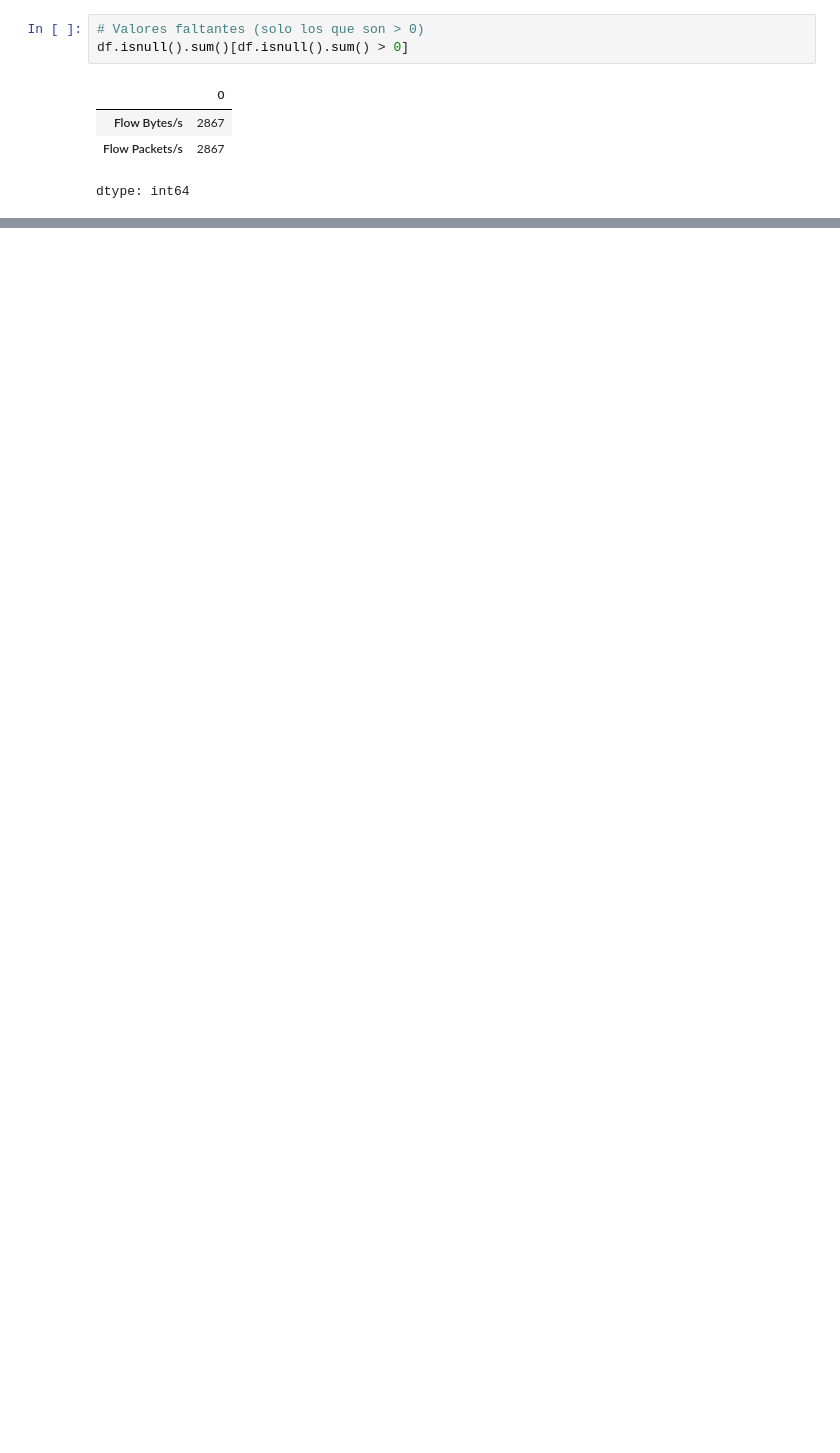
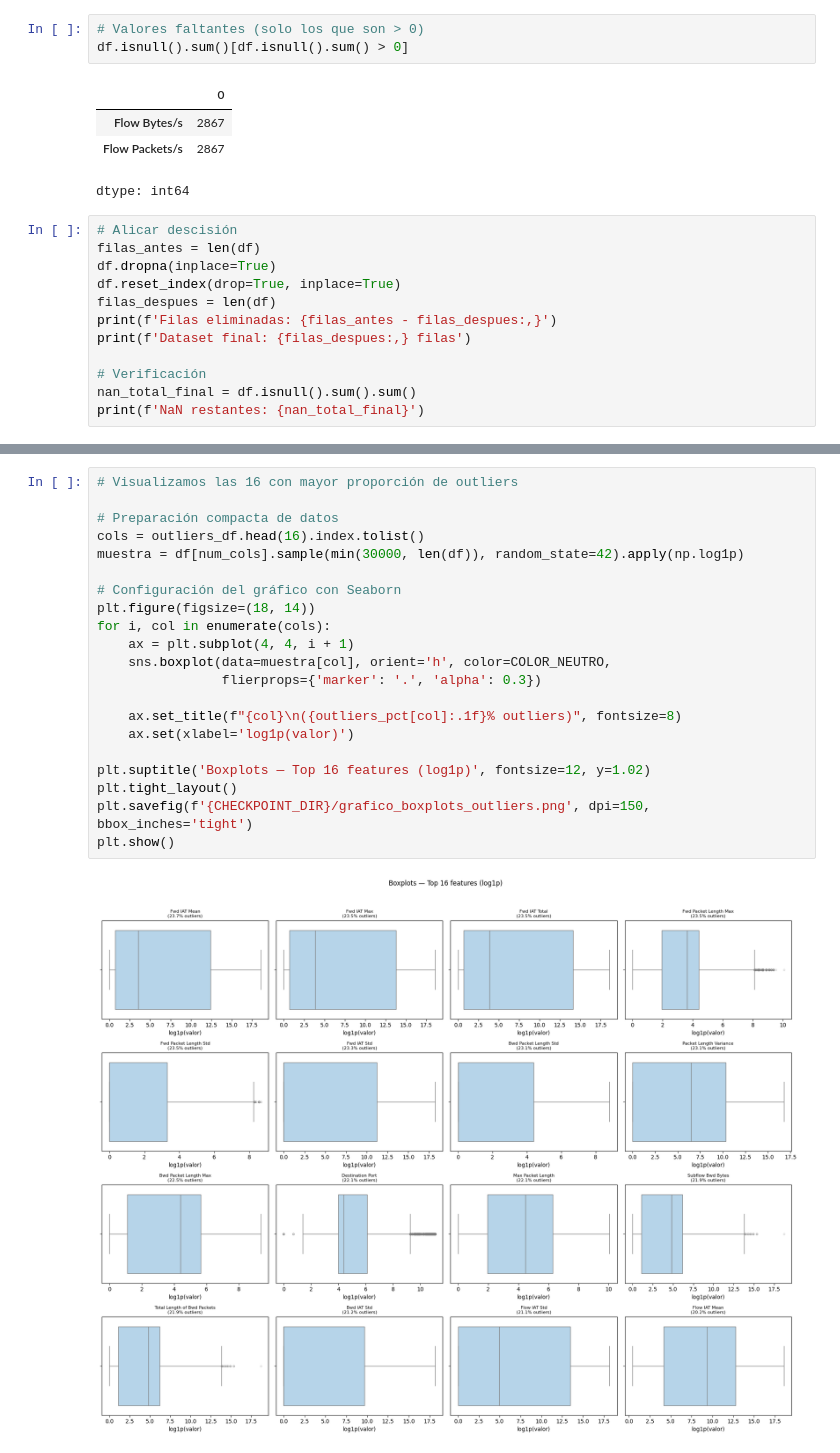
Before and after one commit to jotaeleb/tif-ciencias-de-datos, a Jupyter notebook: notebooks/proyecto.ipynb, the cells around one changed output, grey strips where cells are left out. Saved outputs shown, nothing was run; the diff lists cells and outputs as text; blank space fills up the shorter version.

```diff
--- a/notebooks/proyecto.ipynb
+++ b/notebooks/proyecto.ipynb
@@ -242,3 +277,15 @@ df.isnull().sum()[df.isnull().sum() > 0]
 | Flow Bytes/s | 2867 |
 | Flow Packets/s | 2867 |
 dtype: int64
+# %%
+# Alicar descisión
+filas_antes = len(df)
+df.dropna(inplace=True)
+df.reset_index(drop=True, inplace=True)
+filas_despues = len(df)
+print(f'Filas eliminadas: {filas_antes - filas_despues:,}')
+print(f'Dataset final: {filas_despues:,} filas')
+
+# Verificación
+nan_total_final = df.isnull().sum().sum()
+print(f'NaN restantes: {nan_total_final}')
@@ -263,0 +355,23 @@ plt.show()
+# %%
+# Visualizamos las 16 con mayor proporción de outliers
+
+# Preparación compacta de datos
+cols = outliers_df.head(16).index.tolist()
+muestra = df[num_cols].sample(min(30000, len(df)), random_state=42).apply(np.log1p)
+
+# Configuración del gráfico con Seaborn
+plt.figure(figsize=(18, 14))
+for i, col in enumerate(cols):
+    ax = plt.subplot(4, 4, i + 1)
+    sns.boxplot(data=muestra[col], orient='h', color=COLOR_NEUTRO,
+                flierprops={'marker': '.', 'alpha': 0.3})
+
+    ax.set_title(f"{col}\n({outliers_pct[col]:.1f}% outliers)", fontsize=8)
+    ax.set(xlabel='log1p(valor)')
+
+plt.suptitle('Boxplots — Top 16 features (log1p)', fontsize=12, y=1.02)
+plt.tight_layout()
+plt.savefig(f'{CHECKPOINT_DIR}/grafico_boxplots_outliers.png', dpi=150, bbox_inches='tight')
+plt.show()
+# %% [output]
+[figure, added]
```
Also changed, not shown: parts of 57 cells of this notebook.
